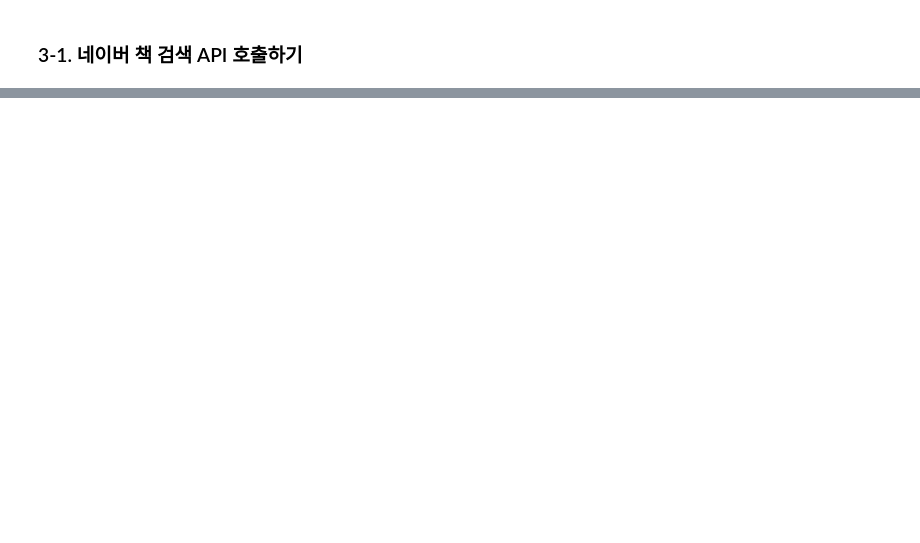
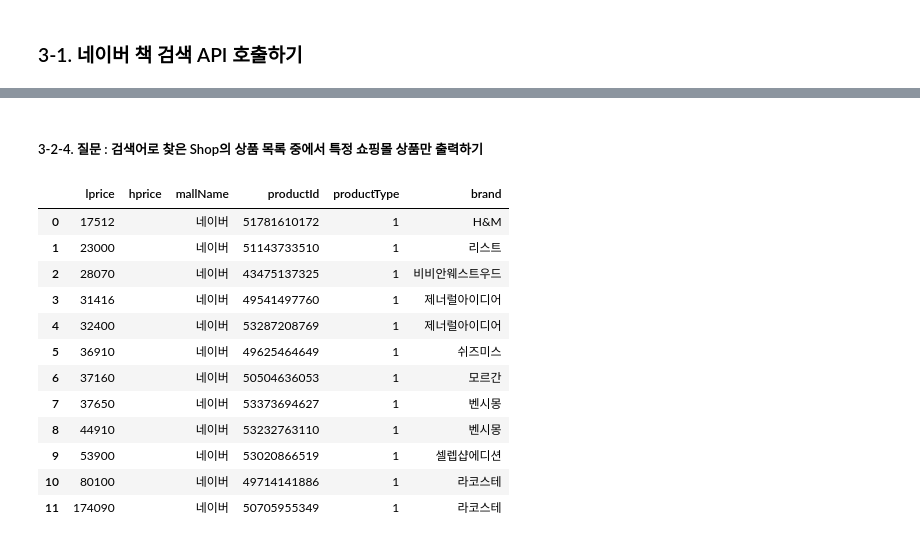
Before and after one commit to minju3212/Python_Webscraping_Analysis, a Jupyter notebook: 03_api_호출하기.ipynb, the cells around one changed output, grey strips where cells are left out. Drawn from its saved outputs; the diff is of its cells as text; code cells hidden in the pictures; blank space fills up the shorter version.

```diff
--- a/03_api_호출하기.ipynb
+++ b/03_api_호출하기.ipynb
@@ -60,0 +207,8 @@ with open('data/books.json','w',encoding='utf-8') as file:
+# %%
+import pandas as pd
+
+s_items_list = search_shops('가디건')
+#컬럼명을 설정하면서 empty DataFrame 객체생성
+shop_list_df = pd.DataFrame(s_items_list, columns=['title', 'link', 'image', 'lprice', 'hprice', 'mallName', 'productId', 'productType', 'brand','maker','category1','category2','category3','category4'])
+
+shop_list_df.head()
@@ -60,0 +224,4 @@ with open('data/books.json','w',encoding='utf-8') as file:
+# %%
+shop_list_df['lprice'] = pd.to_numeric(shop_list_df['lprice'], errors='coerce')
+shop_list_df.loc[shop_list_df['lprice'] <= 50000, ['brand','lprice','mallName','link']]\
+    .sort_values(by='lprice',ascending=True).reset_index(drop=True)
@@ -60,0 +246,18 @@ with open('data/books.json','w',encoding='utf-8') as file:
+# %% [markdown]
+##### 3-2-4. 질문 : 검색어로 찾은 Shop의 상품 목록 중에서 특정 쇼핑몰 상품만 출력하기
+# %%
+shop_list_df.loc[shop_list_df['mallName'] == '네이버','lprice':'brand'].sort_values(by='lprice',ascending=True).reset_index(drop=True)
+# %% [output]
+|  | lprice | hprice | mallName | productId | productType | brand |
+| 0 | 17512 |  | 네이버 | 51781610172 | 1 | H&M |
+| 1 | 23000 |  | 네이버 | 51143733510 | 1 | 리스트 |
+| 2 | 28070 |  | 네이버 | 43475137325 | 1 | 비비안웨스트우드 |
+| 3 | 31416 |  | 네이버 | 49541497760 | 1 | 제너럴아이디어 |
+| 4 | 32400 |  | 네이버 | 53287208769 | 1 | 제너럴아이디어 |
+| 5 | 36910 |  | 네이버 | 49625464649 | 1 | 쉬즈미스 |
+| 6 | 37160 |  | 네이버 | 50504636053 | 1 | 모르간 |
+| 7 | 37650 |  | 네이버 | 53373694627 | 1 | 벤시몽 |
+| 8 | 44910 |  | 네이버 | 53232763110 | 1 | 벤시몽 |
+| 9 | 53900 |  | 네이버 | 53020866519 | 1 | 셀렙샵에디션 |
+| 10 | 80100 |  | 네이버 | 49714141886 | 1 | 라코스테 |
+| 11 | 174090 |  | 네이버 | 50705955349 | 1 | 라코스테 |
```
Also changed, not shown: parts of 17 cells of this notebook, 1 other file.
